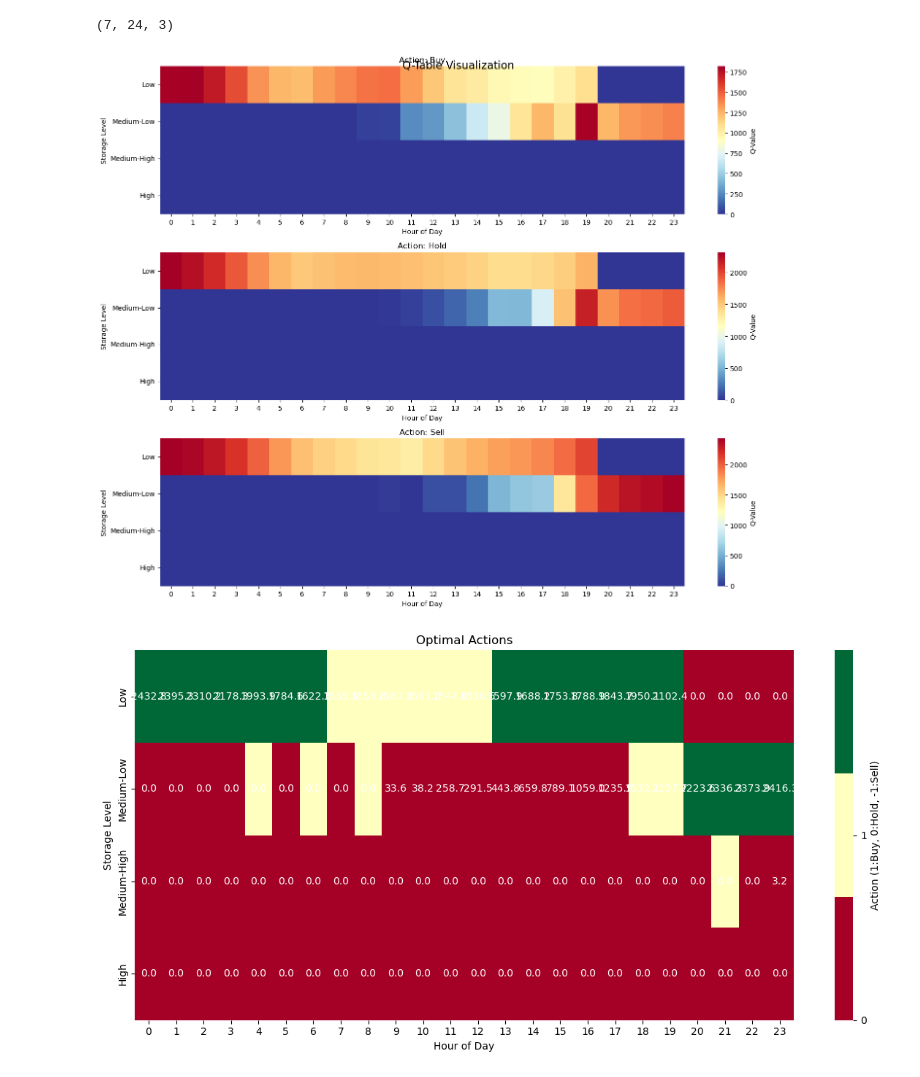
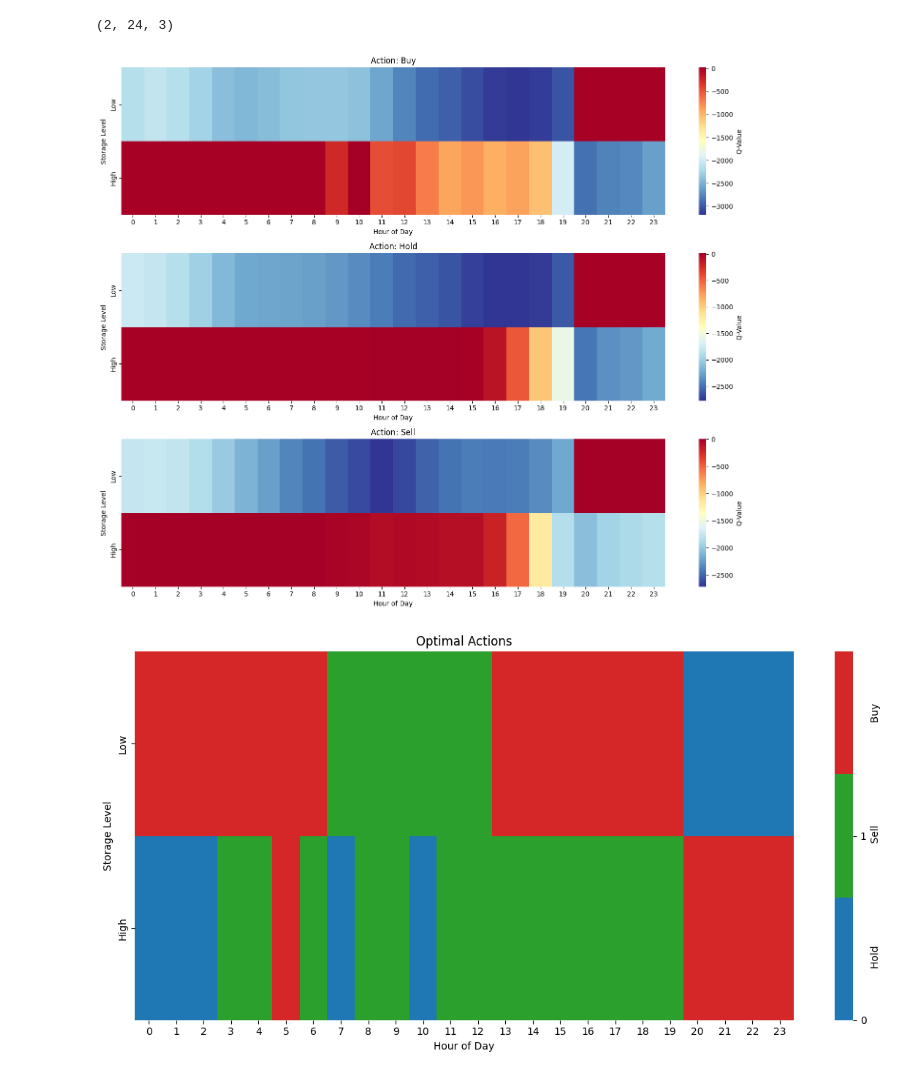
Before and after one commit to lschunemann/Project-RL, a Jupyter notebook: visualize_q.ipynb, the cells around one changed output. Drawn from its saved outputs; the diff is of its cells as text; code cells hidden in the pictures.

```diff
--- a/visualize_q.ipynb
+++ b/visualize_q.ipynb
@@ -3,14 +3,14 @@ import numpy as np
 import matplotlib.pyplot as plt
 import seaborn as sns
 
-q = np.load('best_q_table.npy')
+q = np.load('results/best_q_table.npy')
 # %%
 # q = np.load('models/double_best_model_q.npy')
 # q = q[:,0,:,:]
 # %%
 print(q.shape)
 # %% [output]
-(7, 24, 3)
+(2, 24, 3)
 # %%
 def plot_q_table(q_table, title="Q-Table Visualization"):
     """
@@ -32,7 +32,7 @@ def plot_q_table(q_table, title="Q-Table Visualization"):
                    cmap='RdYlBu_r',
                    cbar_kws={'label': 'Q-Value'},
                    xticklabels=range(24),  # Hours
-                   yticklabels=['Low', 'Medium-Low', 'Medium-High', 'High'])  # Storage levels
+                   yticklabels=['Low', 'High'])  # Storage levels
 
         ax.set_title(f'Action: {action_name}')
         ax.set_xlabel('Hour of Day')
@@ -41,7 +41,7 @@ def plot_q_table(q_table, title="Q-Table Visualization"):
     plt.tight_layout()
     plt.show()
 
-def plot_optimal_actions(q_table, title="Optimal Actions"):
+def plot_optimal_actions(q_table, title="Optimal Actions", text=False):
     """
     Plot optimal actions where color represents the chosen action
     and intensity represents the Q-value magnitude
@@ -51,31 +51,33 @@ def plot_optimal_actions(q_table, title="Optimal Actions"):
     optimal_values = np.max(q_table, axis=2)
 
     # Create a custom colormap
-    colors = ['red', 'yellow', 'green']  # buy, hold, sell
+    colors = ['tab:blue', 'tab:green', 'tab:red']  # buy, hold, sell
     n_bins = 256
     cmap = plt.cm.get_cmap('RdYlGn', 3)
+    spaces= " " * 32
 
     plt.figure(figsize=(12, 6))
     plt.title(title)
 
     # Plot heatmap
     sns.heatmap(optimal_actions,
-                cmap=cmap,
-                cbar_kws={'label': 'Action (1:Buy, 0:Hold, -1:Sell)', 'ticks': [1, 0, -1]},
+                cmap=colors,
+                cbar_kws={'label': 'Hold' + spaces + 'Sell' + spaces + 'Buy', 'ticks': [0, -1, 1]},
                 xticklabels=range(24),
-                yticklabels=['Low', 'Medium-Low', 'Medium-High', 'High'])
+                yticklabels=['Low',  'High'])
 
     plt.xlabel('Hour of Day')
     plt.ylabel('Storage Level')
 
-    # Add text annotations with Q-values
-    for i in range(optimal_actions.shape[0]):
-        for j in range(optimal_actions.shape[1]):
-            action = optimal_actions[i, j]
-            value = optimal_values[i, j]
-            plt.text(j + 0.5, i + 0.5, f'{value:.1f}',
-                    ha='center', va='center',
-                    color='black' if 0.2 < value < 0.8 else 'white')
+    if text:
+        # Add text annotations with Q-values
+        for i in range(optimal_actions.shape[0]):
+            for j in range(optimal_actions.shape[1]):
+                action = optimal_actions[i, j]
+                value = optimal_values[i, j]
+                plt.text(j + 0.5, i + 0.5, f'{value:.1f}',
+                        ha='center', va='center',
+                        color='black' if 0.2 < value < 0.8 else 'white')
 
     plt.tight_layout()
     plt.show()
@@ -109,7 +111,7 @@ def plot_q_table_animation(q_table_history, interval=500):
                        vmax=vmax,
                        cbar_kws={'label': 'Q-Value'},
                        xticklabels=range(24),
-                       yticklabels=['Low', 'Medium-Low', 'Medium-High', 'High'])
+                       yticklabels=['Low', 'High'])
             ax.set_title(f'Action: {action_name}')
             ax.set_xlabel('Hour of Day')
             ax.set_ylabel('Storage Level')
@@ -124,10 +126,10 @@ def plot_q_table_animation(q_table_history, interval=500):
 
     return anim
 # %%
-plot_q_table(q)
+plot_q_table(q, title="")
 # %% [output]
-[figure, old version]
+[figure, new version]
 # %%
 plot_optimal_actions(q)
 # %% [output]
-[figure, old version]
+[figure, new version]
```
Also changed, not shown: 2 other files.
